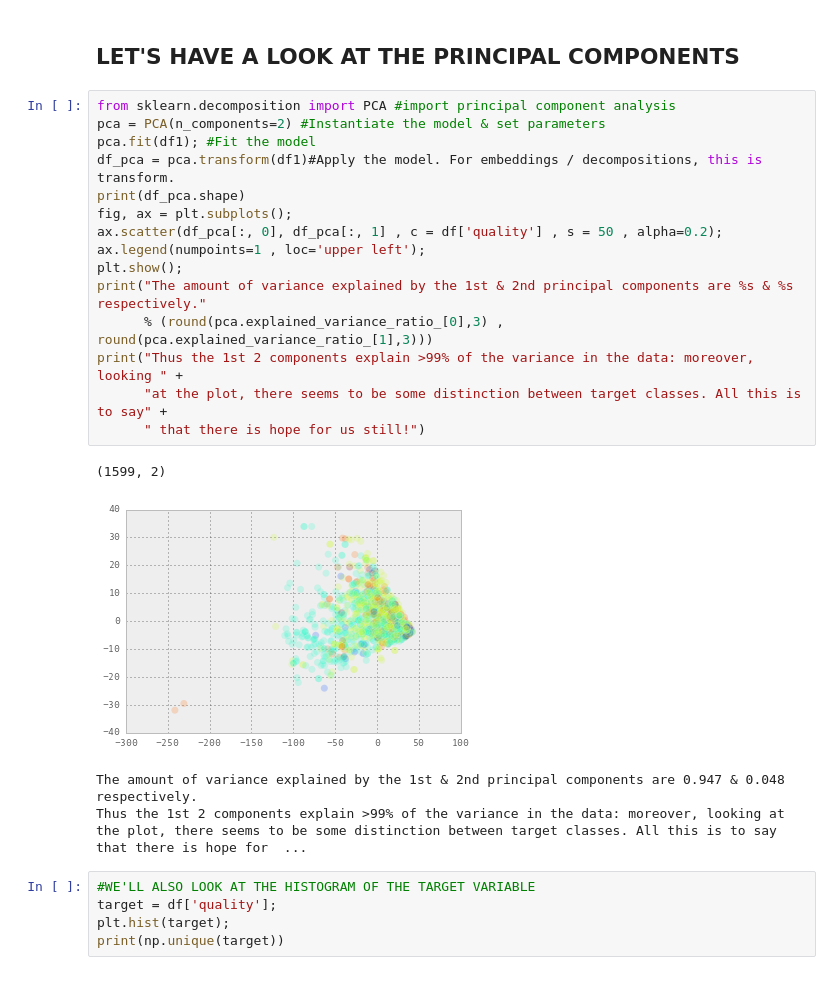
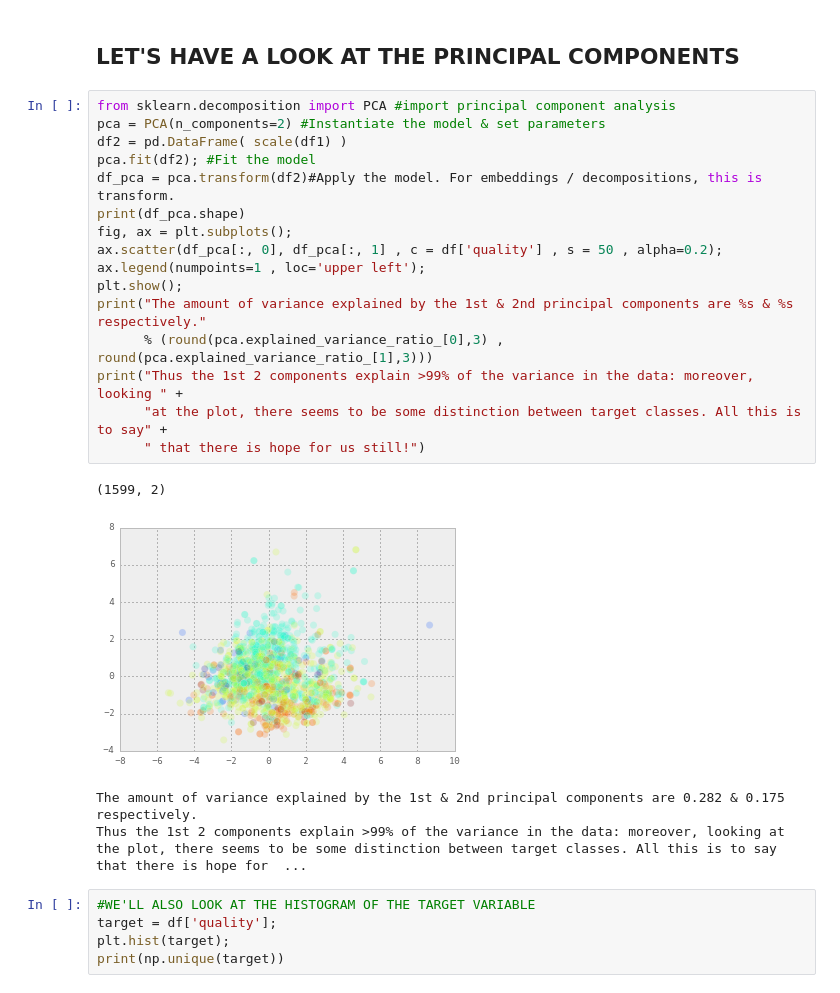
Before and after one commit to hugobowne/machine_learning_techniques, a Jupyter notebook: wine_quality/ipython_notebooks/Predicting_Wine_Quality.ipynb, the cells around one changed output. Drawn from its saved outputs; the diff is of its cells as text.

```diff
--- a/wine_quality/ipython_notebooks/Predicting_Wine_Quality.ipynb
+++ b/wine_quality/ipython_notebooks/Predicting_Wine_Quality.ipynb
@@ -31,22 +31,23 @@ NB: MULTIPLE FEATURES ARE NON-NORMALLY DISTRIBUTED -- IT WILL BE IMPORTANT TO DE
 # %%
 from sklearn.decomposition import PCA #import principal component analysis
 pca = PCA(n_components=2) #Instantiate the model & set parameters
-pca.fit(df1); #Fit the model
-df_pca = pca.transform(df1)#Apply the model. For embeddings / decompositions, this is transform.
+df2 = pd.DataFrame( scale(df1) )
+pca.fit(df2); #Fit the model
+df_pca = pca.transform(df2)#Apply the model. For embeddings / decompositions, this is transform.
 print(df_pca.shape)
 fig, ax = plt.subplots();
 ax.scatter(df_pca[:, 0], df_pca[:, 1] , c = df['quality'] , s = 50 , alpha=0.2);
 ax.legend(numpoints=1 , loc='upper left');
 plt.show();
 print("The amount of variance explained by the 1st & 2nd principal components are %s & %s respectively."
       % (round(pca.explained_variance_ratio_[0],3) , round(pca.explained_variance_ratio_[1],3)))
 print("Thus the 1st 2 components explain >99% of the variance in the data: moreover, looking " +
       "at the plot, there seems to be some distinction between target classes. All this is to say" +
       " that there is hope for us still!")
 # %% [output]
 (1599, 2)
-[figure, old version]
+[figure, new version]
-The amount of variance explained by the 1st & 2nd principal components are 0.947 & 0.048 respectively.
+The amount of variance explained by the 1st & 2nd principal components are 0.282 & 0.175 respectively.
 Thus the 1st 2 components explain >99% of the variance in the data: moreover, looking at the plot, there seems to be some distinction between target classes. All this is to say that there is hope for  ...
 # %%
 #WE'LL ALSO LOOK AT THE HISTOGRAM OF THE TARGET VARIABLE
```
Also changed, not shown: parts of 2 cells of this notebook.
